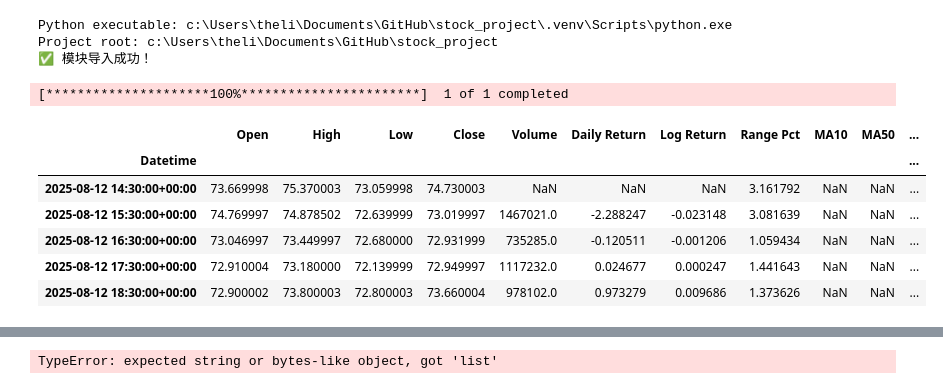
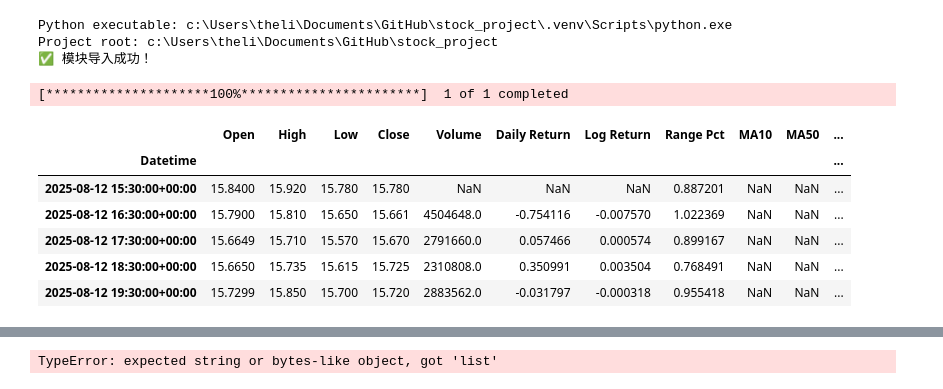
Before and after one commit to Que1014/stock_project, a Jupyter notebook: src/report_generator/deepseek.ipynb, the cells around one changed output, grey strips where cells are left out. Drawn from its saved outputs; the diff is of its cells as text; code cells hidden in the pictures.

```diff
--- a/src/report_generator/deepseek.ipynb
+++ b/src/report_generator/deepseek.ipynb
@@ -39,22 +42,22 @@ Project root: c:\Users\theli\Documents\GitHub\stock_project
 # %%
 # 下载股票数据
 start_date = '2025-10-01'
 end_date = '2025-12-31'
 period = '3mo'
 interval = '1h'
-ticker = ['MP']
+ticker = ['MARA']
 
 df = download_stock_data( ticker , start_date , end_date , period=period, interval=interval)
 df.head()
 # %% [output]
 [*********************100%***********************]  1 of 1 completed
 |  | Open | High | Low | Close | Volume | Daily Return | Log Return | Range Pct | MA10 | MA50 | ... |
 | Datetime |  |  |  |  |  |  |  |  |  |  | ... |
-| 2025-08-12 14:30:00+00:00 | 73.669998 | 75.370003 | 73.059998 | 74.730003 | NaN | NaN | NaN | 3.161792 | NaN | NaN | ... |
-| 2025-08-12 15:30:00+00:00 | 74.769997 | 74.878502 | 72.639999 | 73.019997 | 1467021.0 | -2.288247 | -0.023148 | 3.081639 | NaN | NaN | ... |
-| 2025-08-12 16:30:00+00:00 | 73.046997 | 73.449997 | 72.680000 | 72.931999 | 735285.0 | -0.120511 | -0.001206 | 1.059434 | NaN | NaN | ... |
-| 2025-08-12 17:30:00+00:00 | 72.910004 | 73.180000 | 72.139999 | 72.949997 | 1117232.0 | 0.024677 | 0.000247 | 1.441643 | NaN | NaN | ... |
-| 2025-08-12 18:30:00+00:00 | 72.900002 | 73.800003 | 72.800003 | 73.660004 | 978102.0 | 0.973279 | 0.009686 | 1.373626 | NaN | NaN | ... |
+| 2025-08-12 15:30:00+00:00 | 15.8400 | 15.920 | 15.780 | 15.780 | NaN | NaN | NaN | 0.887201 | NaN | NaN | ... |
+| 2025-08-12 16:30:00+00:00 | 15.7900 | 15.810 | 15.650 | 15.661 | 4504648.0 | -0.754116 | -0.007570 | 1.022369 | NaN | NaN | ... |
+| 2025-08-12 17:30:00+00:00 | 15.6649 | 15.710 | 15.570 | 15.670 | 2791660.0 | 0.057466 | 0.000574 | 0.899167 | NaN | NaN | ... |
+| 2025-08-12 18:30:00+00:00 | 15.6650 | 15.735 | 15.615 | 15.725 | 2310808.0 | 0.350991 | 0.003504 | 0.768491 | NaN | NaN | ... |
+| 2025-08-12 19:30:00+00:00 | 15.7299 | 15.850 | 15.700 | 15.720 | 2883562.0 | -0.031797 | -0.000318 | 0.955418 | NaN | NaN | ... |
 # %%
 plot_technical(df,ticker)
 # %% [output]
```
Also changed, not shown: parts of 5 cells of this notebook, 1 other file.
